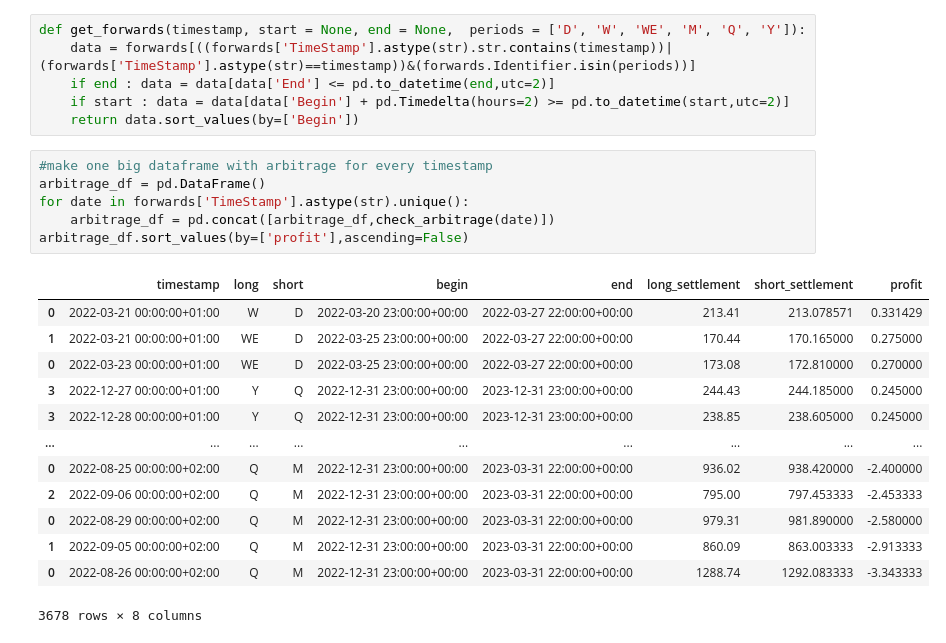
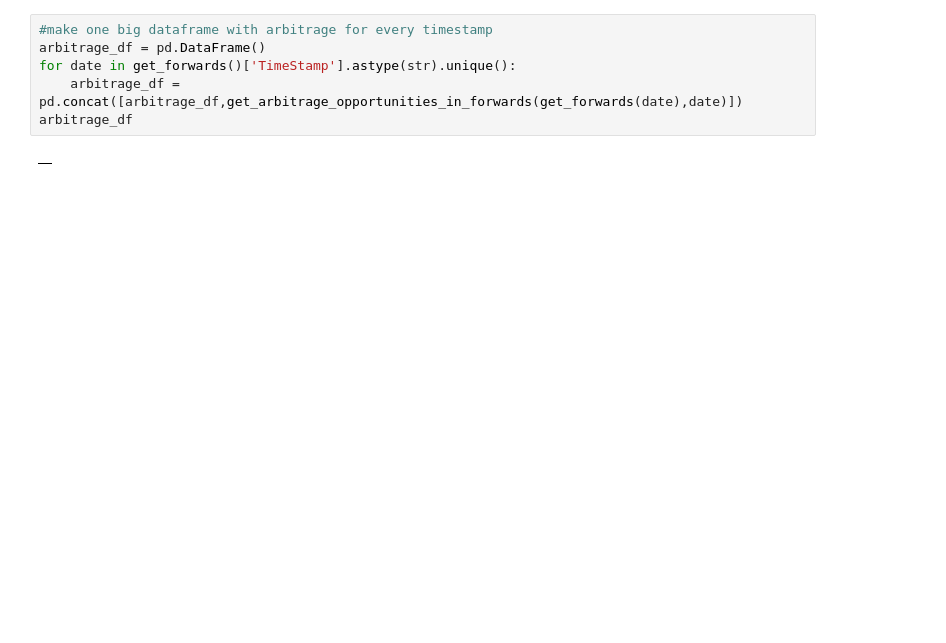
Before and after one commit to LMU-DATA-SCIENCE/price-forward-curve, a Jupyter notebook: arbitrage_correction.ipynb, the cells around one changed output. Cells and saved outputs as stored; diff of their text form; blank space fills up the shorter version.

```diff
--- a/arbitrage_correction.ipynb
+++ b/arbitrage_correction.ipynb
@@ -105,26 +12,8 @@ def check_arbitrage(date, start=None, end=None):
-# %%
-def get_forwards(timestamp, start = None, end = None,  periods = ['D', 'W', 'WE', 'M', 'Q', 'Y']):
-    data = forwards[((forwards['TimeStamp'].astype(str).str.contains(timestamp))|(forwards['TimeStamp'].astype(str)==timestamp))&(forwards.Identifier.isin(periods))]
-    if end : data = data[data['End'] <= pd.to_datetime(end,utc=2)]
-    if start : data = data[data['Begin'] + pd.Timedelta(hours=2) >= pd.to_datetime(start,utc=2)]
-    return data.sort_values(by=['Begin'])
 # %%
 #make one big dataframe with arbitrage for every timestamp
 arbitrage_df = pd.DataFrame()
-for date in forwards['TimeStamp'].astype(str).unique():
-    arbitrage_df = pd.concat([arbitrage_df,check_arbitrage(date)])
-arbitrage_df.sort_values(by=['profit'],ascending=False)
+for date in get_forwards()['TimeStamp'].astype(str).unique():
+    arbitrage_df = pd.concat([arbitrage_df,get_arbitrage_opportunities_in_forwards(get_forwards(date),date)])
+arbitrage_df
 # %% [output]
-|  | timestamp | long | short | begin | end | long_settlement | short_settlement | profit |
-| 0 | 2022-03-21 00:00:00+01:00 | W | D | 2022-03-20 23:00:00+00:00 | 2022-03-27 22:00:00+00:00 | 213.41 | 213.078571 | 0.331429 |
-| 1 | 2022-03-21 00:00:00+01:00 | WE | D | 2022-03-25 23:00:00+00:00 | 2022-03-27 22:00:00+00:00 | 170.44 | 170.165000 | 0.275000 |
-| 0 | 2022-03-23 00:00:00+01:00 | WE | D | 2022-03-25 23:00:00+00:00 | 2022-03-27 22:00:00+00:00 | 173.08 | 172.810000 | 0.270000 |
-| 3 | 2022-12-27 00:00:00+01:00 | Y | Q | 2022-12-31 23:00:00+00:00 | 2023-12-31 23:00:00+00:00 | 244.43 | 244.185000 | 0.245000 |
-| 3 | 2022-12-28 00:00:00+01:00 | Y | Q | 2022-12-31 23:00:00+00:00 | 2023-12-31 23:00:00+00:00 | 238.85 | 238.605000 | 0.245000 |
-| ... | ... | ... | ... | ... | ... | ... | ... | ... |
-| 0 | 2022-08-25 00:00:00+02:00 | Q | M | 2022-12-31 23:00:00+00:00 | 2023-03-31 22:00:00+00:00 | 936.02 | 938.420000 | -2.400000 |
-| 2 | 2022-09-06 00:00:00+02:00 | Q | M | 2022-12-31 23:00:00+00:00 | 2023-03-31 22:00:00+00:00 | 795.00 | 797.453333 | -2.453333 |
-| 0 | 2022-08-29 00:00:00+02:00 | Q | M | 2022-12-31 23:00:00+00:00 | 2023-03-31 22:00:00+00:00 | 979.31 | 981.890000 | -2.580000 |
-| 1 | 2022-09-05 00:00:00+02:00 | Q | M | 2022-12-31 23:00:00+00:00 | 2023-03-31 22:00:00+00:00 | 860.09 | 863.003333 | -2.913333 |
-| 0 | 2022-08-26 00:00:00+02:00 | Q | M | 2022-12-31 23:00:00+00:00 | 2023-03-31 22:00:00+00:00 | 1288.74 | 1292.083333 | -3.343333 |
+|  |
-3678 rows × 8 columns
```
Also changed, not shown: parts of 10 cells of this notebook, 1 other file.
